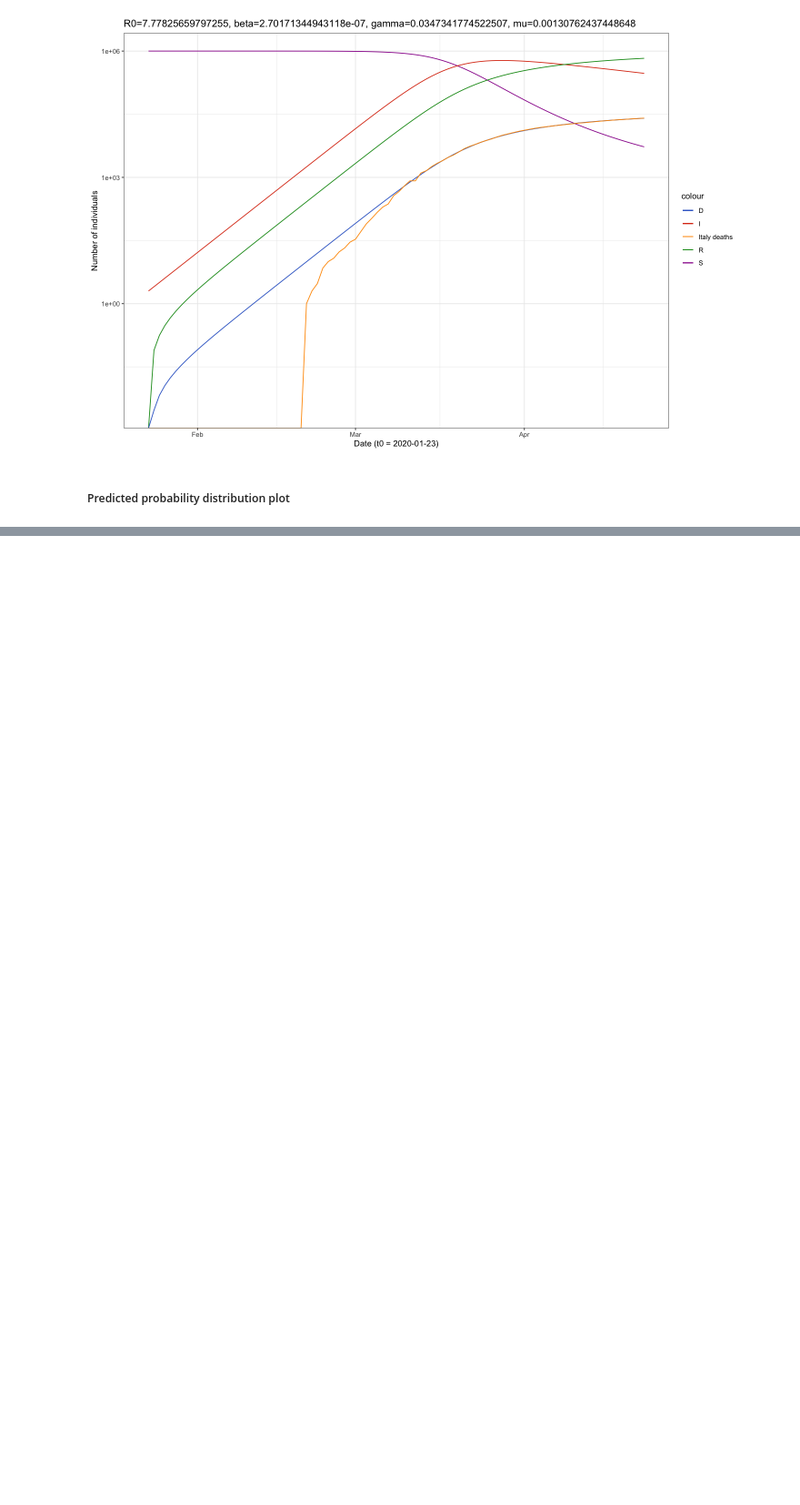
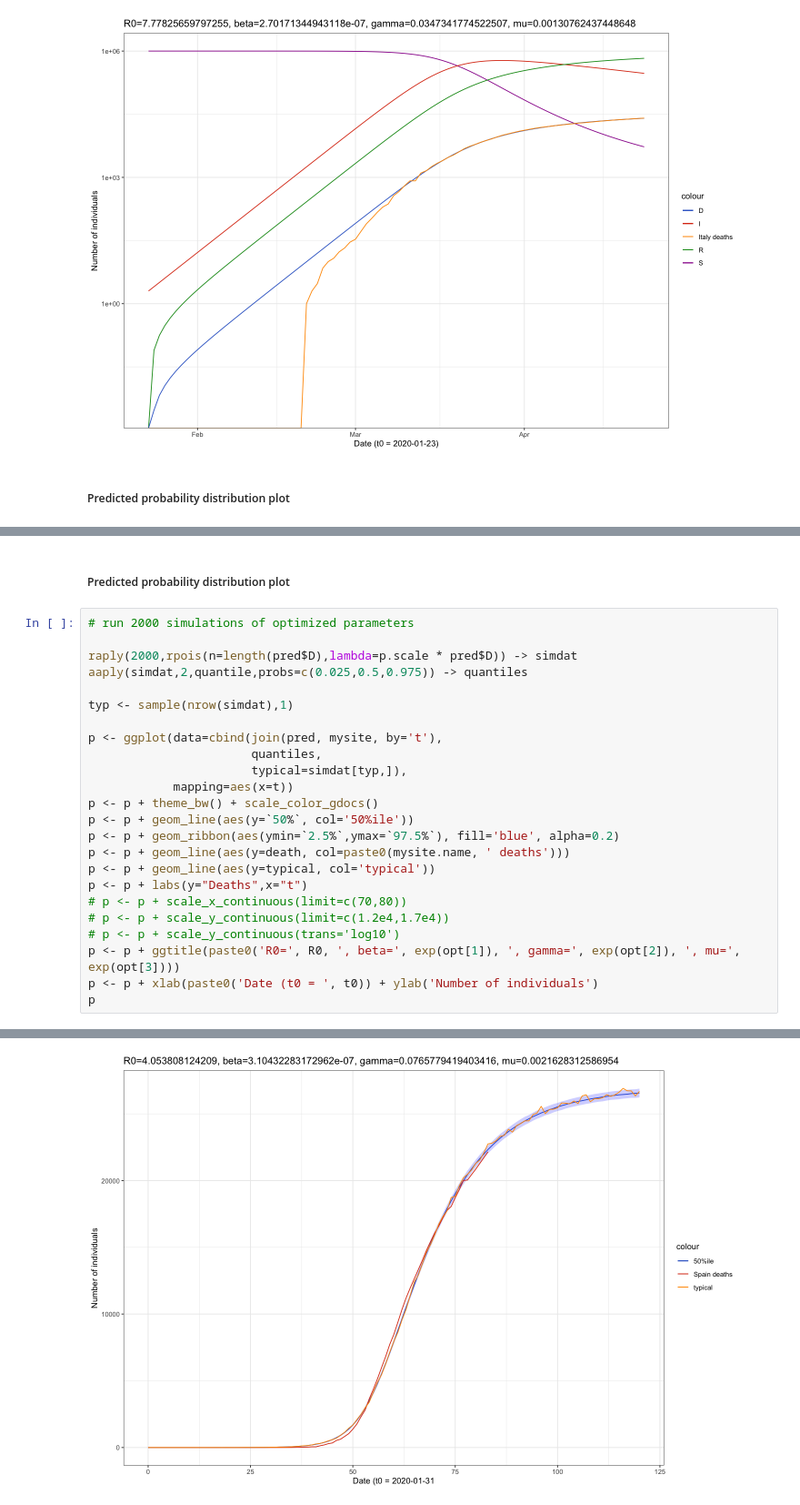
Before and after one commit to cc2qe/covid-19, a Jupyter notebook: covid_global.ipynb, the cells around one changed output, grey strips where cells are left out. Shown at 91% size. Drawn from its saved outputs; the diff is of its cells as text; blank space fills up the shorter version.

```diff
--- a/covid_global.ipynb
+++ b/covid_global.ipynb
@@ -911,0 +1125,27 @@ Warning message:
+# %% [markdown]
+##### Predicted probability distribution plot
+# %%
+# run 2000 simulations of optimized parameters
+
+raply(2000,rpois(n=length(pred$D),lambda=p.scale * pred$D)) -> simdat
+aaply(simdat,2,quantile,probs=c(0.025,0.5,0.975)) -> quantiles
+
+typ <- sample(nrow(simdat),1)
+
+p <- ggplot(data=cbind(join(pred, mysite, by='t'),
+                       quantiles,
+                       typical=simdat[typ,]),
+            mapping=aes(x=t))
+p <- p + theme_bw() + scale_color_gdocs()
+p <- p + geom_line(aes(y=`50%`, col='50%ile'))
+p <- p + geom_ribbon(aes(ymin=`2.5%`,ymax=`97.5%`), fill='blue', alpha=0.2)
+p <- p + geom_line(aes(y=death, col=paste0(mysite.name, ' deaths')))
+p <- p + geom_line(aes(y=typical, col='typical'))
+p <- p + labs(y="Deaths",x="t")
+# p <- p + scale_x_continuous(limit=c(70,80))
+# p <- p + scale_y_continuous(limit=c(1.2e4,1.7e4))
+# p <- p + scale_y_continuous(trans='log10')
+p <- p + ggtitle(paste0('R0=', R0, ', beta=', exp(opt[1]), ', gamma=', exp(opt[2]), ', mu=', exp(opt[3])))
+p <- p + xlab(paste0('Date (t0 = ', t0)) + ylab('Number of individuals')
+p
+# %% [output]
@@ -911,0 +1154 @@ Warning message:
+[figure, added]
```
Also changed, not shown: parts of 70 cells of this notebook.
